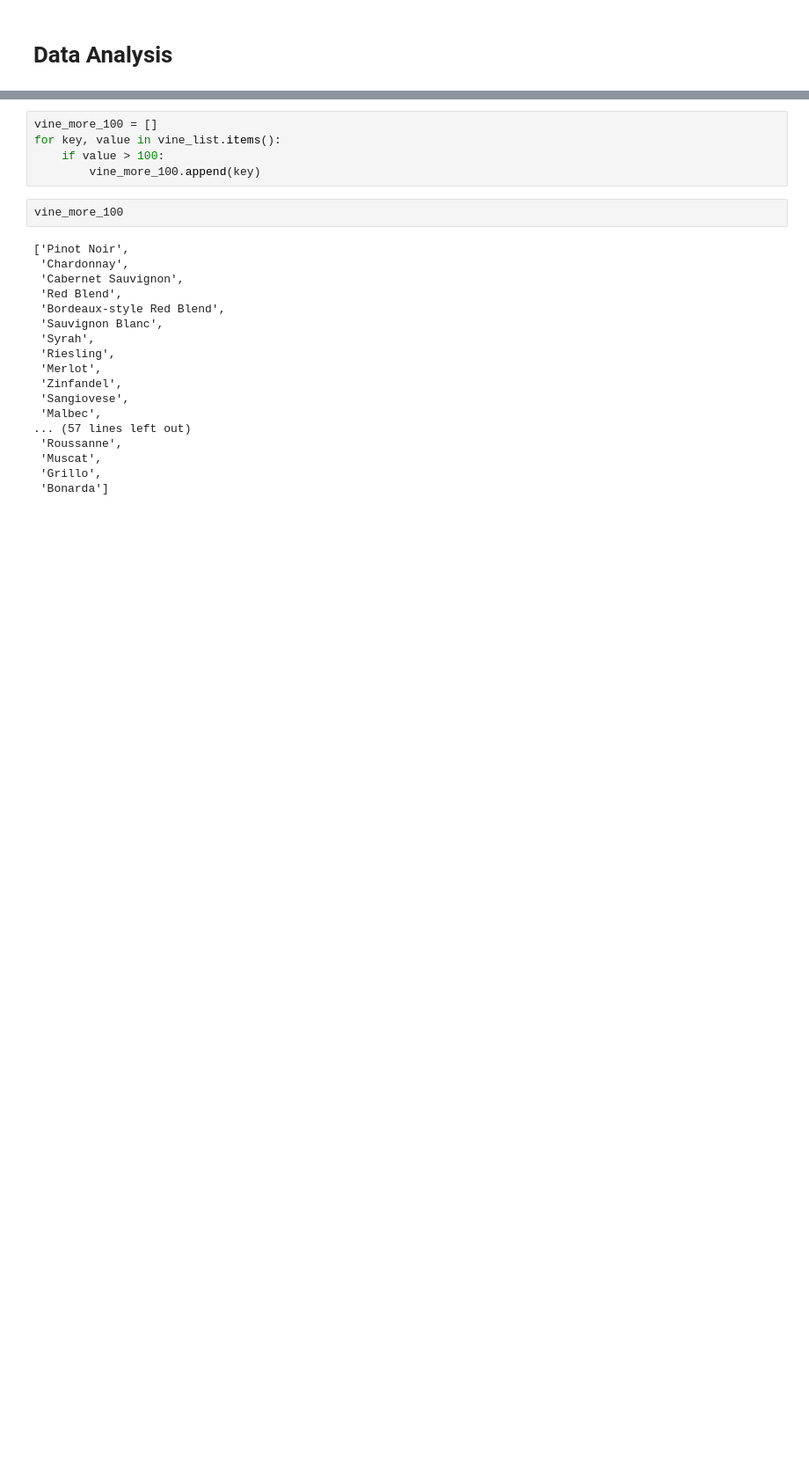
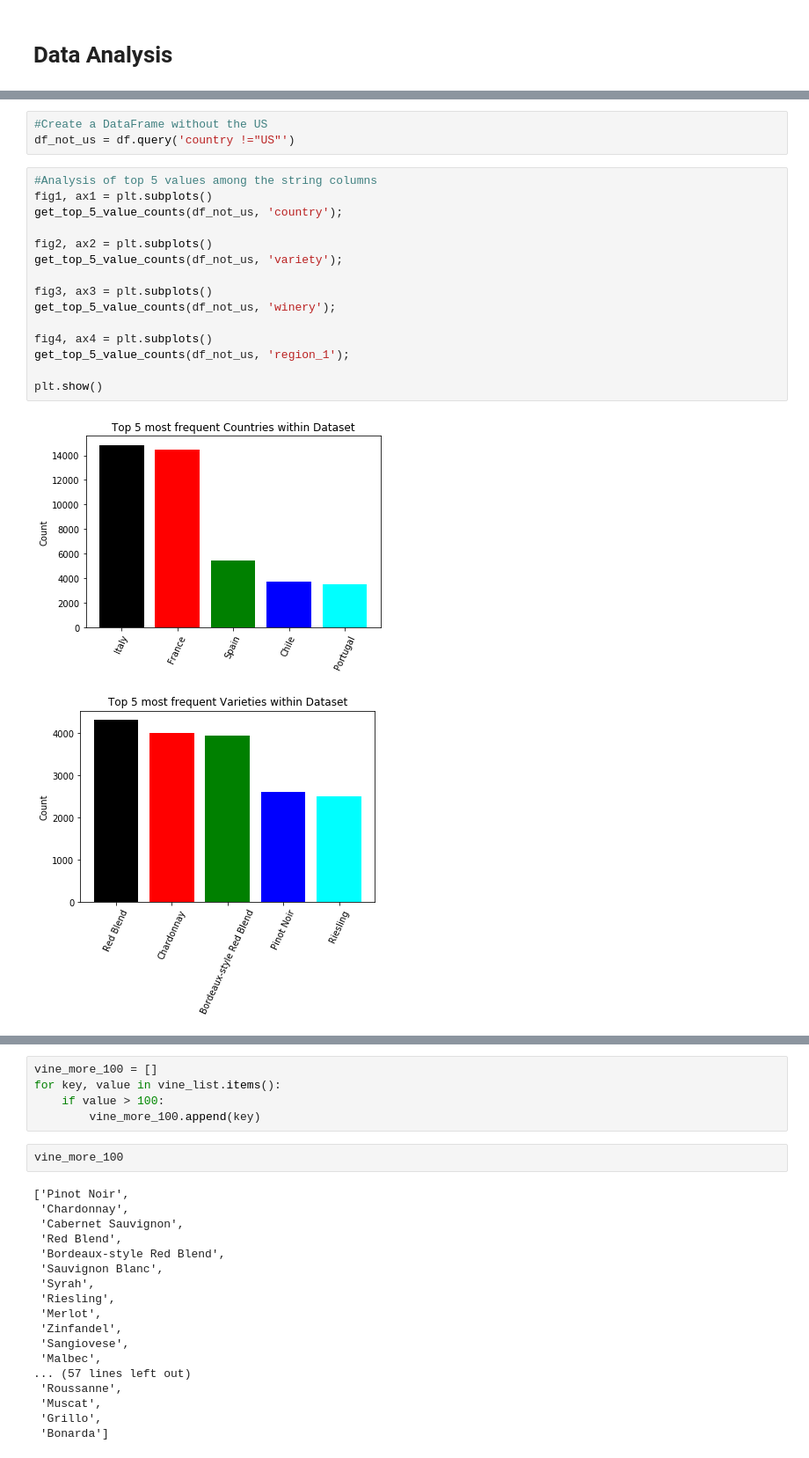
Before and after one commit to igorstojanovic91/wine-review-analysis, a Jupyter notebook: Wine reviews Analysis.ipynb, the cells around one changed output, grey strips where cells are left out. Shown: that part at 88% size. Cells and saved outputs as stored; diff of their text form; blank space fills up the shorter version.

```diff
--- a/Wine reviews Analysis.ipynb
+++ b/Wine reviews Analysis.ipynb
@@ -342,0 +463,21 @@ get_top_5_value_counts(df, 'country')
+# %%
+#Create a DataFrame without the US
+df_not_us = df.query('country !="US"')
+# %%
+#Analysis of top 5 values among the string columns
+fig1, ax1 = plt.subplots()
+get_top_5_value_counts(df_not_us, 'country');
+
+fig2, ax2 = plt.subplots()
+get_top_5_value_counts(df_not_us, 'variety');
+
+fig3, ax3 = plt.subplots()
+get_top_5_value_counts(df_not_us, 'winery');
+
+fig4, ax4 = plt.subplots()
+get_top_5_value_counts(df_not_us, 'region_1');
+
+plt.show()
+# %% [output]
+[figure, added]
+[figure, added]
```
Also changed, not shown: parts of 30 cells of this notebook.
